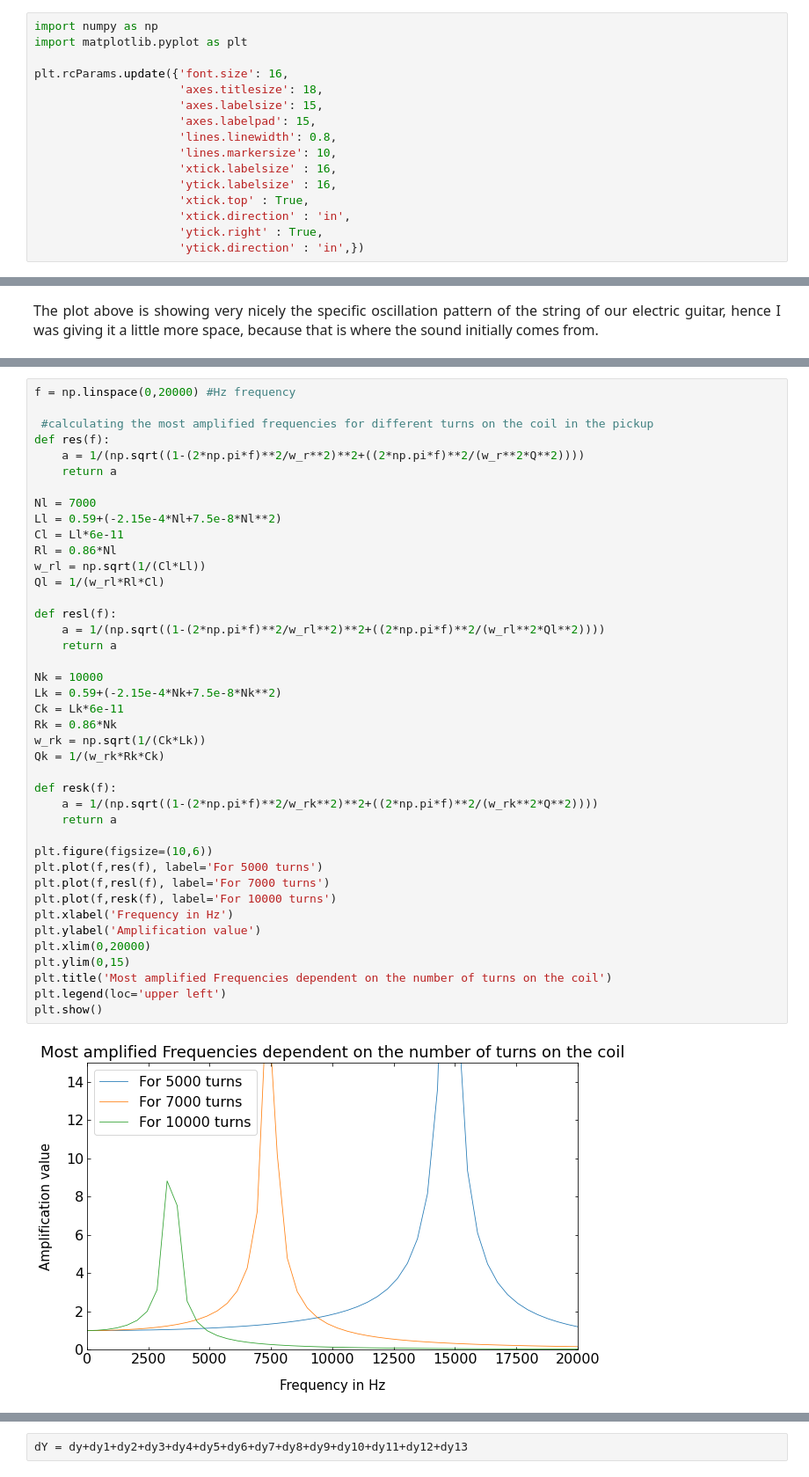
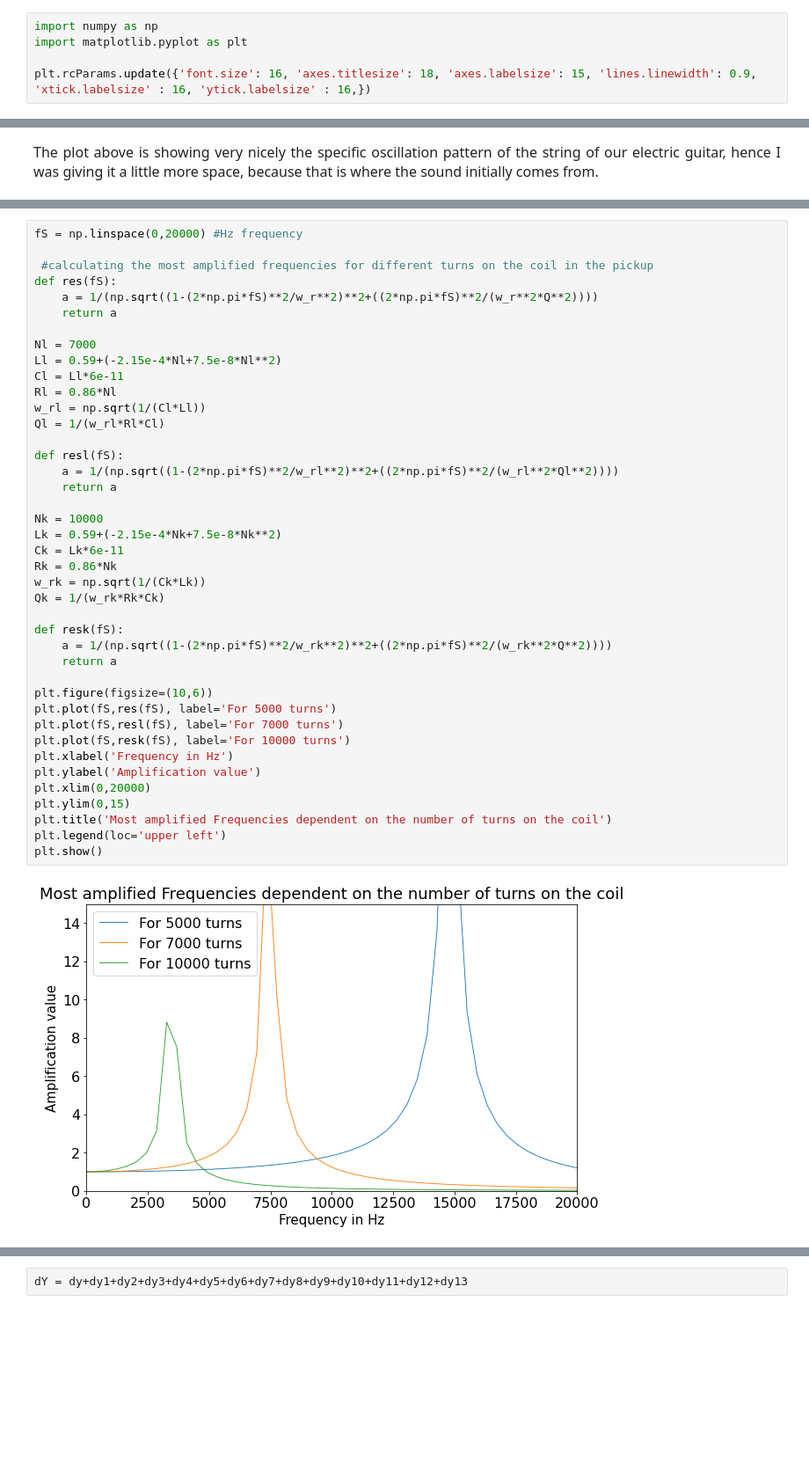
Before and after one commit to Jaxei/signal-of-an-electric-guitar-pickup, a Jupyter notebook: Essay.ipynb, the cells around one changed output, grey strips where cells are left out. Shown: that part at 88% size. Drawn from its saved outputs; the diff is of its cells as text; blank space fills up the shorter version.

```diff
--- a/Essay.ipynb
+++ b/Essay.ipynb
@@ -4,18 +6,7 @@
 import numpy as np
 import matplotlib.pyplot as plt
 
-plt.rcParams.update({'font.size': 16,
-                     'axes.titlesize': 18,
-                     'axes.labelsize': 15,
-                     'axes.labelpad': 15,
-                     'lines.linewidth': 0.8,
-                     'lines.markersize': 10,
-                     'xtick.labelsize' : 16,
-                     'ytick.labelsize' : 16,
-                     'xtick.top' : True,
-                     'xtick.direction' : 'in',
-                     'ytick.right' : True,
-                     'ytick.direction' : 'in',})
+plt.rcParams.update({'font.size': 16, 'axes.titlesize': 18, 'axes.labelsize': 15, 'lines.linewidth': 0.9, 'xtick.labelsize' : 16, 'ytick.labelsize' : 16,})
 # %% [markdown]
 ## Why writing about Guitar Pickups?
 
@@ -307,46 +314,46 @@ V_O = voltage(t)*1/(np.sqrt((1-w**2/w_r**2)**2+(w**2/(w_r**2*Q**2)))) #showing t
 #plt.ylabel('Voltage output at output jack')
 #plt.show()
 # %%
-f = np.linspace(0,20000) #Hz frequency
+fS = np.linspace(0,20000) #Hz frequency
 
  #calculating the most amplified frequencies for different turns on the coil in the pickup
-def res(f):
-    a = 1/(np.sqrt((1-(2*np.pi*f)**2/w_r**2)**2+((2*np.pi*f)**2/(w_r**2*Q**2))))
+def res(fS):
+    a = 1/(np.sqrt((1-(2*np.pi*fS)**2/w_r**2)**2+((2*np.pi*fS)**2/(w_r**2*Q**2))))
     return a
 
 Nl = 7000
 Ll = 0.59+(-2.15e-4*Nl+7.5e-8*Nl**2)
 Cl = Ll*6e-11
 Rl = 0.86*Nl
 w_rl = np.sqrt(1/(Cl*Ll))
 Ql = 1/(w_rl*Rl*Cl)
 
-def resl(f):
-    a = 1/(np.sqrt((1-(2*np.pi*f)**2/w_rl**2)**2+((2*np.pi*f)**2/(w_rl**2*Ql**2))))
+def resl(fS):
+    a = 1/(np.sqrt((1-(2*np.pi*fS)**2/w_rl**2)**2+((2*np.pi*fS)**2/(w_rl**2*Ql**2))))
     return a
 
 Nk = 10000
 Lk = 0.59+(-2.15e-4*Nk+7.5e-8*Nk**2)
 Ck = Lk*6e-11
 Rk = 0.86*Nk
 w_rk = np.sqrt(1/(Ck*Lk))
 Qk = 1/(w_rk*Rk*Ck)
 
-def resk(f):
-    a = 1/(np.sqrt((1-(2*np.pi*f)**2/w_rk**2)**2+((2*np.pi*f)**2/(w_rk**2*Q**2))))
+def resk(fS):
+    a = 1/(np.sqrt((1-(2*np.pi*fS)**2/w_rk**2)**2+((2*np.pi*fS)**2/(w_rk**2*Q**2))))
     return a
 
 plt.figure(figsize=(10,6))
-plt.plot(f,res(f), label='For 5000 turns')
-plt.plot(f,resl(f), label='For 7000 turns')
-plt.plot(f,resk(f), label='For 10000 turns')
+plt.plot(fS,res(fS), label='For 5000 turns')
+plt.plot(fS,resl(fS), label='For 7000 turns')
+plt.plot(fS,resk(fS), label='For 10000 turns')
 plt.xlabel('Frequency in Hz')
 plt.ylabel('Amplification value')
 plt.xlim(0,20000)
 plt.ylim(0,15)
 plt.title('Most amplified Frequencies dependent on the number of turns on the coil')
 plt.legend(loc='upper left')
 plt.show()
 # %% [output]
-[figure, old version]
+[figure, new version]
 # %% [markdown]
```
Also changed, not shown: parts of 26 cells of this notebook.
